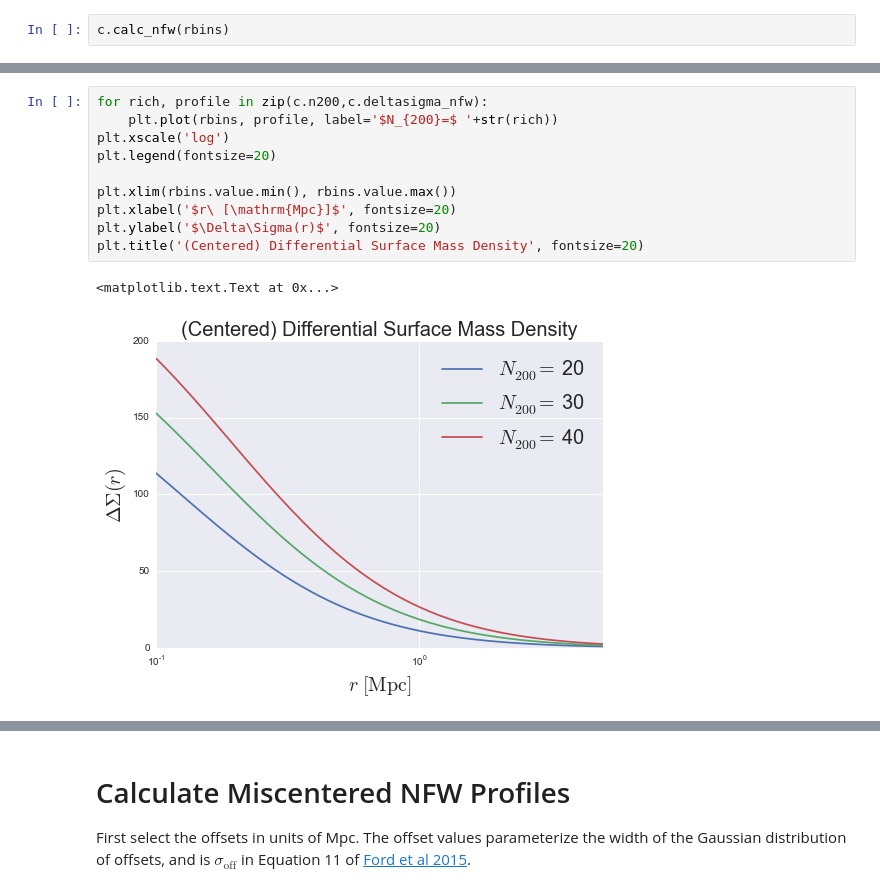
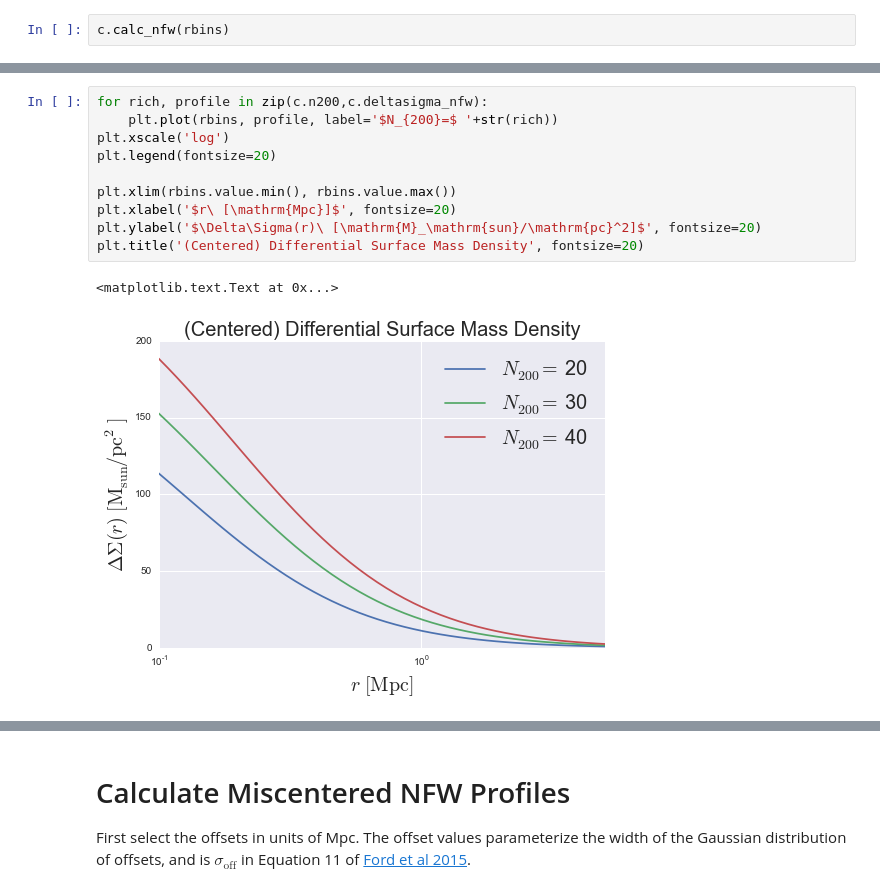
Before and after one commit to jesford/cluster-lensing, a Jupyter notebook: demo_ClusterEnsemble.ipynb, the cells around one changed output, grey strips where cells are left out. Cells and saved outputs as stored; diff of their text form.

Commit message:
add units to plots

```diff
--- a/demo_ClusterEnsemble.ipynb
+++ b/demo_ClusterEnsemble.ipynb
@@ -160,16 +160,16 @@ $[[113.85616,~108.7852,~103.67047,~\dots, 1.228174,~1.077711,~0.94502],~
 # %%
 for rich, profile in zip(c.n200,c.deltasigma_nfw):
     plt.plot(rbins, profile, label='$N_{200}=$ '+str(rich))
 plt.xscale('log')
 plt.legend(fontsize=20)
 
 plt.xlim(rbins.value.min(), rbins.value.max())
 plt.xlabel('$r\ [\mathrm{Mpc}]$', fontsize=20)
-plt.ylabel('$\Delta\Sigma(r)$', fontsize=20)
+plt.ylabel('$\Delta\Sigma(r)\ [\mathrm{M}_\mathrm{sun}/\mathrm{pc}^2]$', fontsize=20)
 plt.title('(Centered) Differential Surface Mass Density', fontsize=20)
 # %% [output]
 <matplotlib.text.Text at 0x...>
-[figure, old version]
+[figure, new version]
 # %%
 for rich, profile in zip(c.n200,c.sigma_nfw):
     plt.plot(rbins, profile, label='$N_{200}=$ '+str(rich))
```
Also changed, not shown: parts of 3 cells of this notebook.
